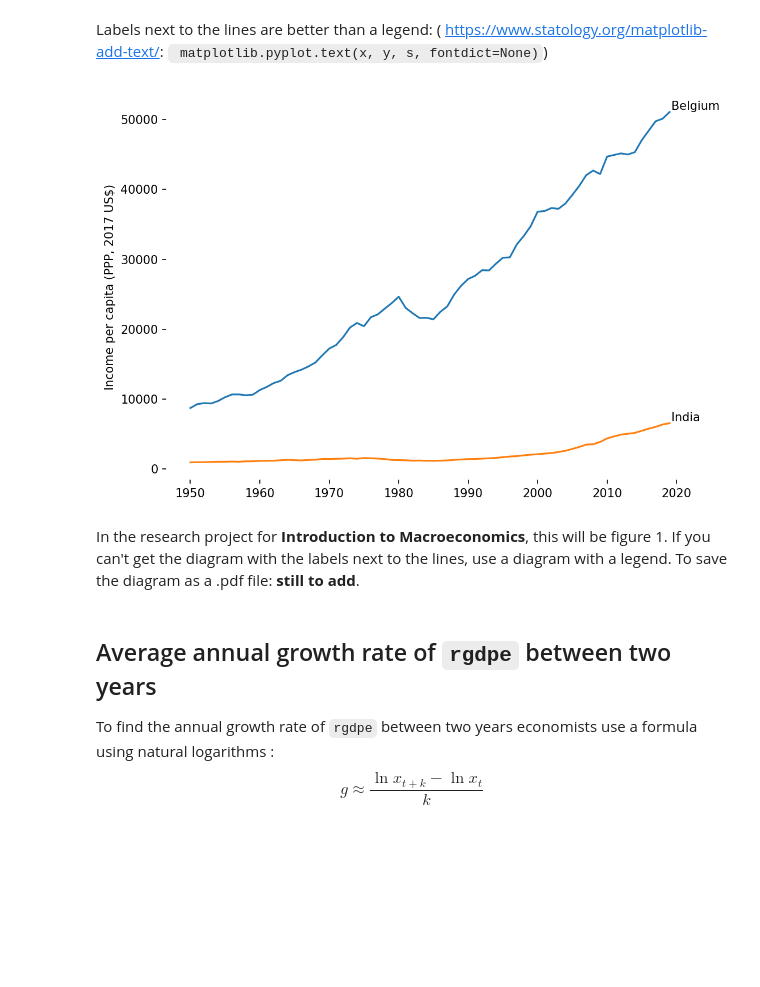
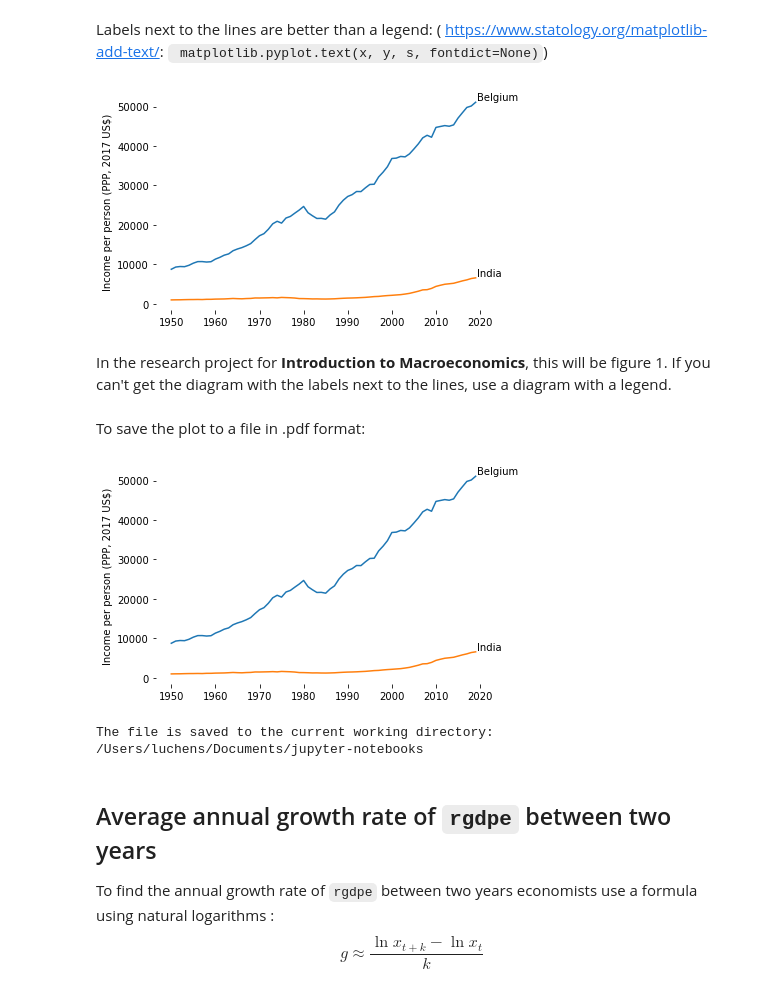
Before and after one commit to luc-hens/luc-hens.github.io, a Jupyter notebook: pwt_in_Python.ipynb, the cells around one changed output. Cells and saved outputs as stored; diff of their text form; code cells hidden in the pictures; blank space fills up the shorter version.

```diff
--- a/pwt_in_Python.ipynb
+++ b/pwt_in_Python.ipynb
@@ -390,24 +182,38 @@ Labels next to the lines are better than a legend:
 ( https://www.statology.org/matplotlib-add-text/: ` matplotlib.pyplot.text(x, y, s, fontdict=None)`)
 # %%
 import matplotlib.pyplot as plt
-plt.figure(figsize=(8, 6), dpi=150)
+fig = plt.figure()
 plt.box(False)   # get rid of the box
 plt.xlabel('')   # label on x-axis
-plt.ylabel('Income per capita (PPP, 2017 US$)')
+plt.ylabel('Income per person (PPP, 2017 US$)')
 # Plot a line chart:
 plt.plot(BEL_data.rgdpe_over_pop, label='Belgium')
 plt.plot(IND_data.rgdpe_over_pop, label='India')
 y_location_text_1 = BEL_data.loc['2019-01-01'].rgdpe_over_pop
 y_location_text_2 = IND_data.loc['2019-01-01'].rgdpe_over_pop
 x_location_text_1 = 18000  # I found this value by trial and error; still have to figure out why 18000 works  (12*2020 ?)
 x_location_text_2 = 18000  # I found this value by trial and error; still have to figure out why 18000 works  (12*2020 ?)
 plt.text(x_location_text_1, y_location_text_1, 'Belgium', horizontalalignment='left', verticalalignment='bottom')   # still to fix: replace 50000 by last value of variable
 plt.text(x_location_text_1, y_location_text_2, 'India'  , horizontalalignment='left', verticalalignment='bottom')   # still to fix: replace 120000 by last value of variable
 plt.show()
 # %% [output]
-[figure, old version]
+[figure, new version]
-# %% [markdown]
-In the research project for **Introduction to Macroeconomics**, this will be figure 1. If you can't get the diagram with the labels next to the lines, use a diagram with a legend. To save the diagram as a .pdf file: **still to add**.
+# %% [markdown]
+In the research project for **Introduction to Macroeconomics**, this will be figure 1. If you can't get the diagram with the labels next to the lines, use a diagram with a legend.
+# %% [markdown]
+To save the plot to a file in .pdf format:
+# %%
+# paste the code from the previous code cell below:
+
+
+fig.savefig('figure_1.pdf', dpi = 1000, transparent=True)  # dpi: dots per inch (the resolution of the image)
+# the plot is saved to the current working directory (cwd)
+# to find out what the current working directory (cwd) is:
+import os
+print('The file is saved to the current working directory: ',os.getcwd())
+# %% [output]
+[figure, added]
+The file is saved to the current working directory:  /Users/luchens/Documents/jupyter-notebooks
 # %% [markdown]
 ## Average annual growth rate of `rgdpe` between two years
 
```
Also changed, not shown: parts of 73 cells of this notebook.
